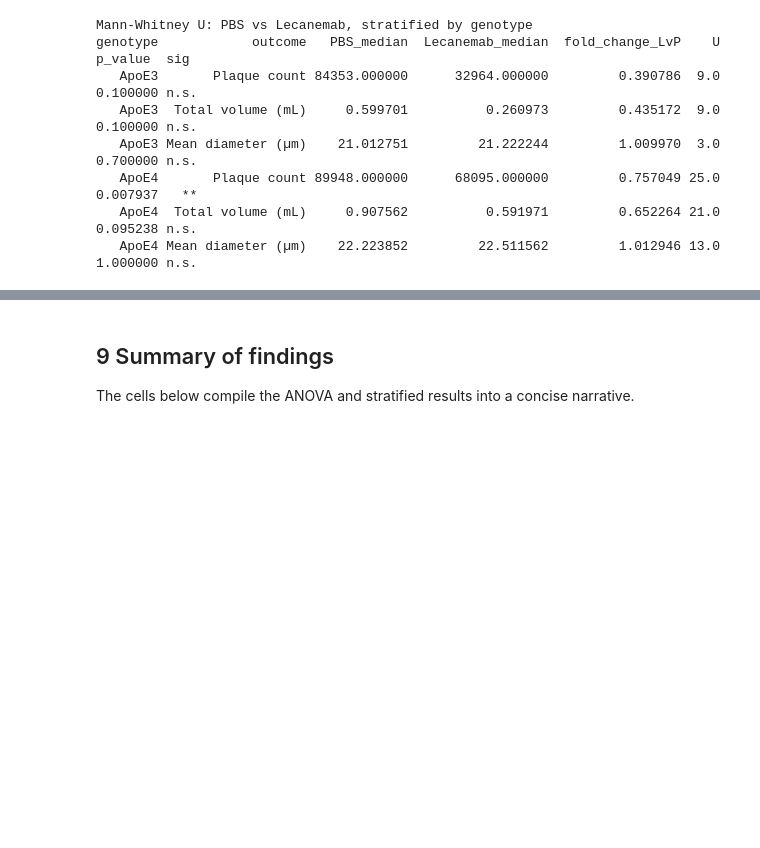
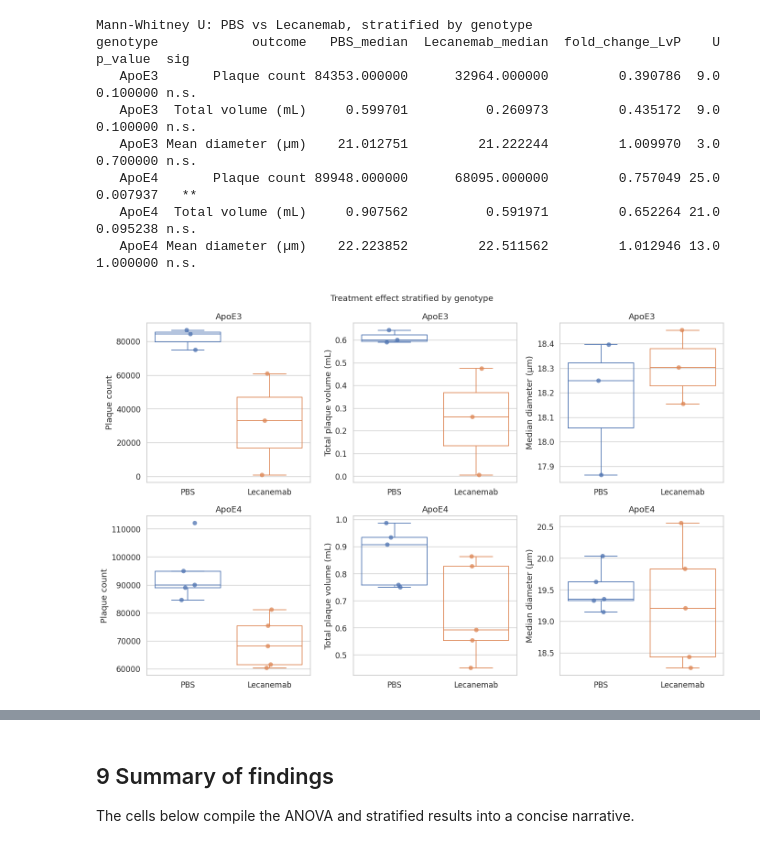
Before and after one commit to akhanf/analyze_spimquant_vessels_plaques, a Jupyter notebook: treatment_effect_analysis.ipynb, the cells around one changed output, grey strips where cells are left out. Cells and saved outputs as stored; diff of their text form; code cells hidden in the pictures; blank space fills up the shorter version.

```diff
--- a/treatment_effect_analysis.ipynb
+++ b/treatment_effect_analysis.ipynb
@@ -439,33 +443,35 @@ genotype            outcome   PBS_median  Lecanemab_median  fold_change_LvP    U
 # ── boxplots faceted by genotype ───────────────────────────────────────────────
 fig, axes = plt.subplots(2, 3, figsize=(14, 9))
 
 for geno, row_axes in zip(GENO_ORDER, axes):
     g = subj[subj["genotype"] == geno]
     for ax, (col, label, yscale) in zip(
         row_axes,
         [
-            ("plaque_count",  "Plaque count",             "log"),
-            ("total_vol_ml",  "Total plaque volume (mL)", "log"),
-            ("mean_diam_um",  "Mean diameter (µm)",       "linear"),
+            ("plaque_count",  "Plaque count",             "linear"),
+            ("total_vol_ml",  "Total plaque volume (mL)", "linear"),
+            ("median_diam_um",  "Median diameter (µm)",       "linear"),
         ],
     ):
         sns.boxplot(
             data=g, x="treatment", y=col,
             order=TREAT_ORDER, palette=TREAT_PALETTE,
             fill=False, linewidth=1.2, fliersize=0, ax=ax,
         )
         sns.stripplot(
             data=g, x="treatment", y=col,
             order=TREAT_ORDER, palette=TREAT_PALETTE,
             alpha=0.75, size=7, jitter=True, ax=ax,
         )
         if yscale != "linear":
             ax.set_yscale(yscale)
         ax.set_ylabel(label)
         ax.set_xlabel("")
         ax.set_title(geno)
 
 fig.suptitle("Treatment effect stratified by genotype", fontsize=13)
 plt.tight_layout()
 plt.savefig("fig_stratified_by_genotype.png", dpi=150, bbox_inches="tight")
 plt.show()
+# %% [output]
+[figure, added]
```
Also changed, not shown: parts of 5 cells of this notebook, 6 other files.
